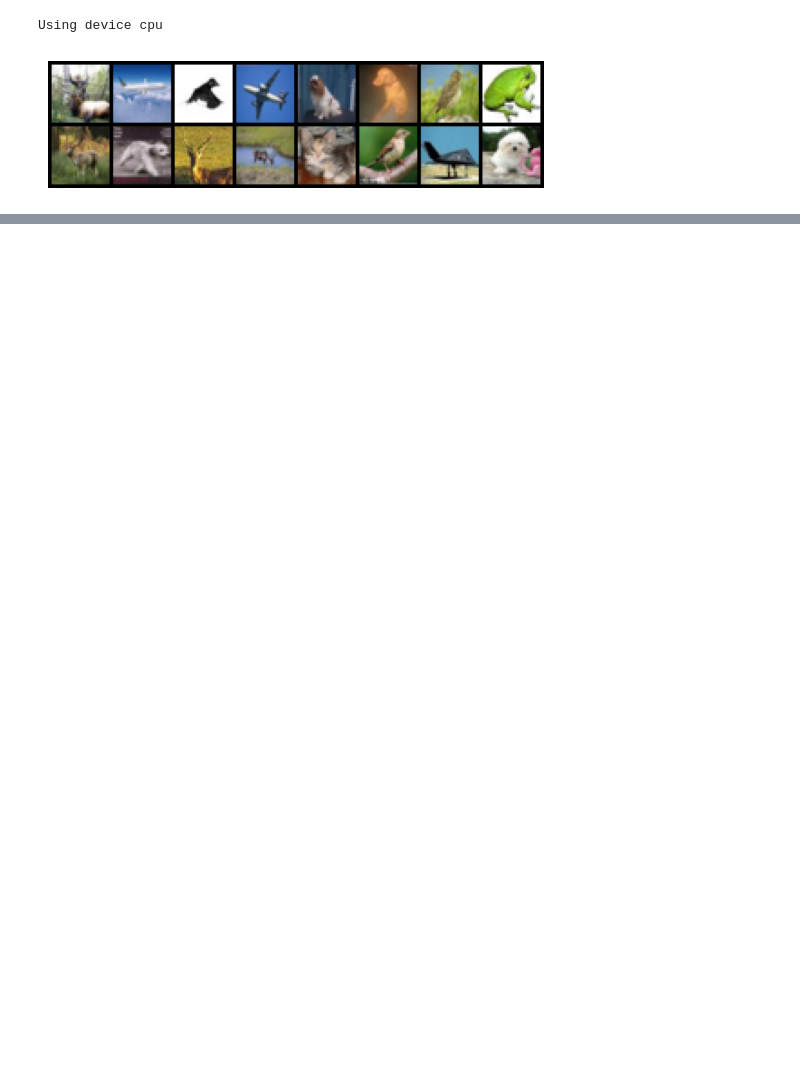
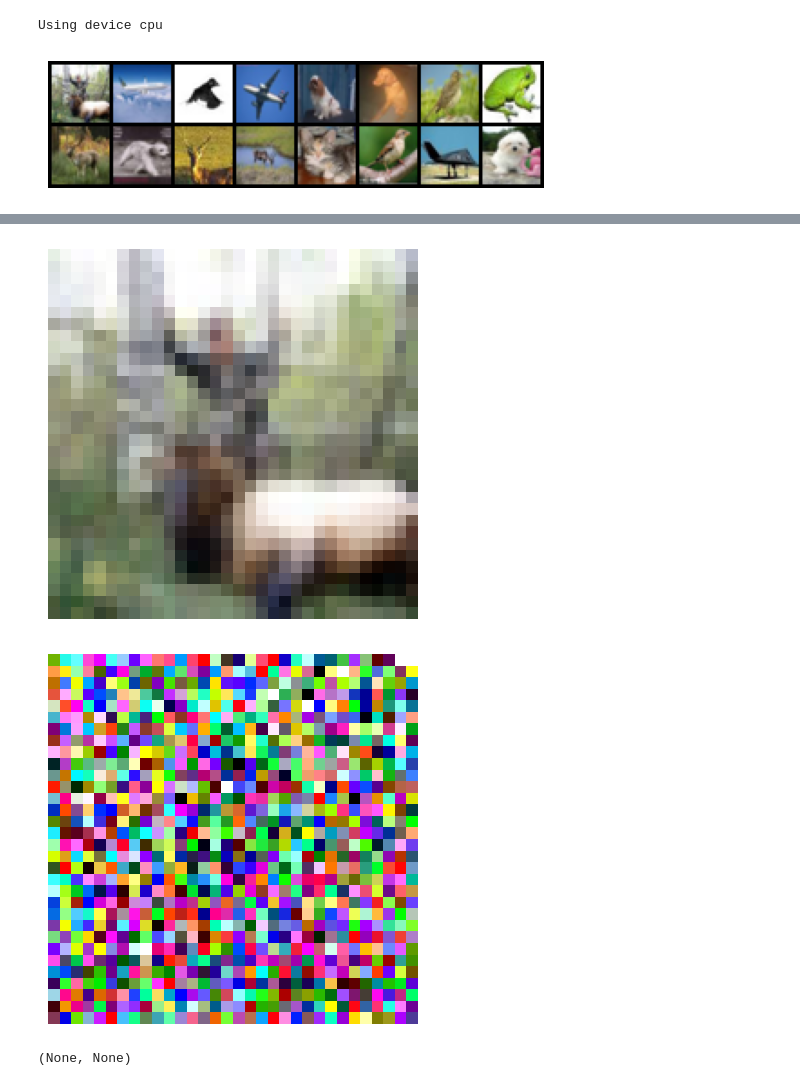
Before and after one commit to VishalPainjane/reimplementing_papers, a Jupyter notebook: Diffution_model/main.ipynb, the cells around one changed output, grey strips where cells are left out. Cells and saved outputs as stored; diff of their text form; code cells hidden in the pictures; blank space fills up the shorter version.

```diff
--- a/Diffution_model/main.ipynb
+++ b/Diffution_model/main.ipynb
@@ -43,0 +109,6 @@ show_img(image_batch[:16])
+# %%
+show_img(image_batch[0]), show_img(noisy_img)
+# %% [output]
+[figure, added]
+[figure, added]
+(None, None)
```
Also changed, not shown: parts of 4 cells of this notebook.
